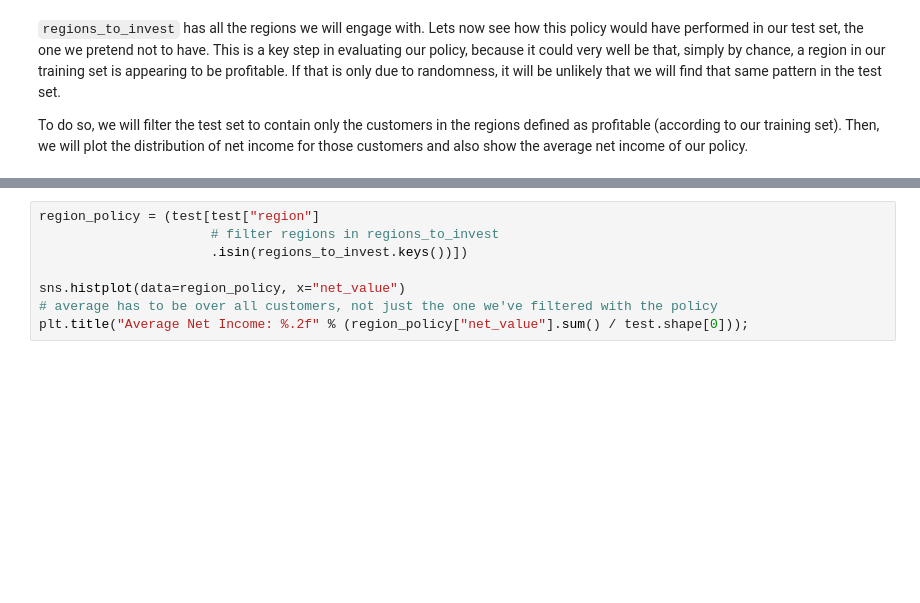
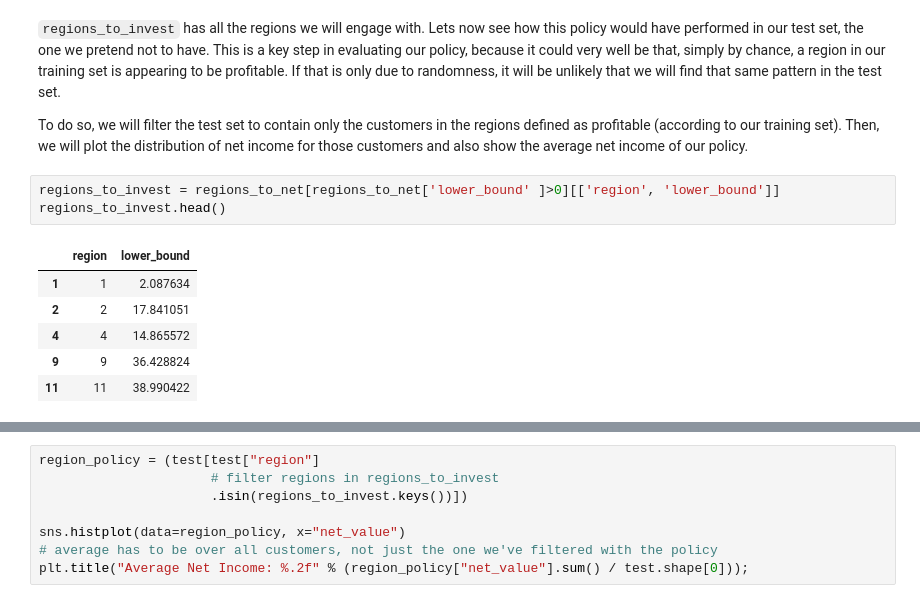
Before and after one commit to stevechengnyc/python-causality-handbook, a Jupyter notebook: causal-inference-for-the-brave-and-true/17-Predictive-Models-101.ipynb, the cells around one changed output, grey strips where cells are left out. Drawn from its saved outputs; the diff is of its cells as text; blank space fills up the shorter version.

```diff
--- a/causal-inference-for-the-brave-and-true/17-Predictive-Models-101.ipynb
+++ b/causal-inference-for-the-brave-and-true/17-Predictive-Models-101.ipynb
@@ -716,3 +735,13 @@ regions_to_invest
 `regions_to_invest` has all the regions we will engage with. Lets now see how this policy would have performed in our test set, the one we pretend not to have. This is a key step in evaluating our policy, because it could very well be that, simply by chance, a region in our training set is appearing to be profitable. If that is only due to randomness, it will be unlikely that we will find that same pattern in the test set.
 
 To do so, we will filter the test set to contain only the customers in the regions defined as profitable (according to our training set). Then, we will plot the distribution of net income for those customers and also show the average net income of our policy.
+# %%
+regions_to_invest = regions_to_net[regions_to_net['lower_bound' ]>0][['region', 'lower_bound']]
+regions_to_invest.head()
+# %% [output]
+|  | region | lower_bound |
+| 1 | 1 | 2.087634 |
+| 2 | 2 | 17.841051 |
+| 4 | 4 | 14.865572 |
+| 9 | 9 | 36.428824 |
+| 11 | 11 | 38.990422 |
```
Also changed, not shown: parts of 14 cells of this notebook.
